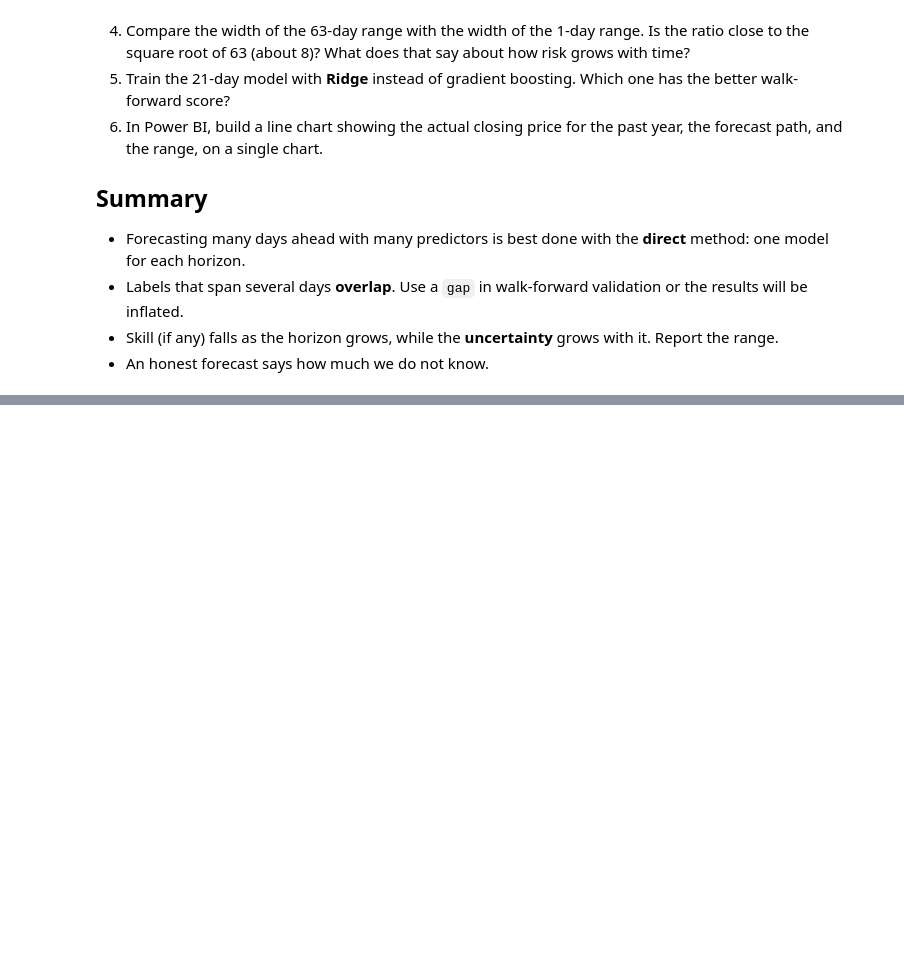
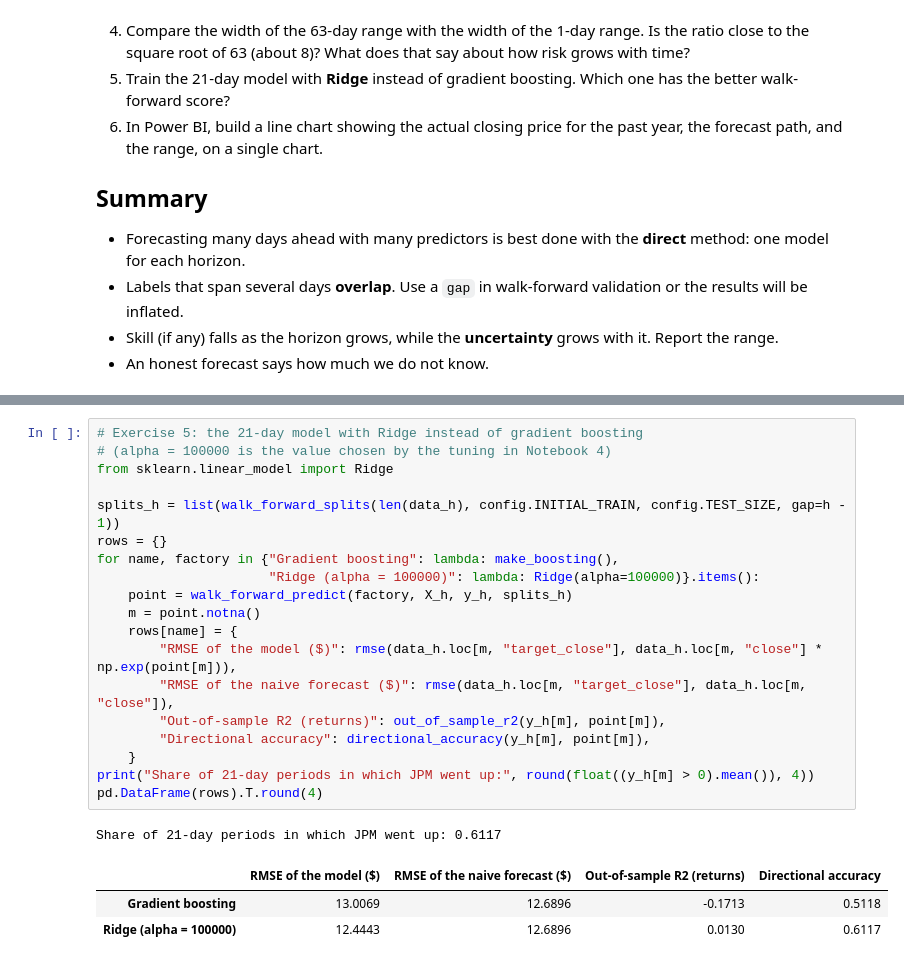
Before and after one commit to samiya15/A2-timeseries, a Jupyter notebook: 7_multi_horizon_forecast_and_power_bi_export.ipynb, the cells around one changed output, grey strips where cells are left out. Drawn from its saved outputs; the diff is of its cells as text; blank space fills up the shorter version.

```diff
--- a/7_multi_horizon_forecast_and_power_bi_export.ipynb
+++ b/7_multi_horizon_forecast_and_power_bi_export.ipynb
@@ -345,0 +358,24 @@ A note on the dates in `forecast_backtest.csv`: the `date` column holds the **fo
+# %%
+# Exercise 5: the 21-day model with Ridge instead of gradient boosting
+# (alpha = 100000 is the value chosen by the tuning in Notebook 4)
+from sklearn.linear_model import Ridge
+
+splits_h = list(walk_forward_splits(len(data_h), config.INITIAL_TRAIN, config.TEST_SIZE, gap=h - 1))
+rows = {}
+for name, factory in {"Gradient boosting": lambda: make_boosting(),
+                      "Ridge (alpha = 100000)": lambda: Ridge(alpha=100000)}.items():
+    point = walk_forward_predict(factory, X_h, y_h, splits_h)
+    m = point.notna()
+    rows[name] = {
+        "RMSE of the model ($)": rmse(data_h.loc[m, "target_close"], data_h.loc[m, "close"] * np.exp(point[m])),
+        "RMSE of the naive forecast ($)": rmse(data_h.loc[m, "target_close"], data_h.loc[m, "close"]),
+        "Out-of-sample R2 (returns)": out_of_sample_r2(y_h[m], point[m]),
+        "Directional accuracy": directional_accuracy(y_h[m], point[m]),
+    }
+print("Share of 21-day periods in which JPM went up:", round(float((y_h[m] > 0).mean()), 4))
+pd.DataFrame(rows).T.round(4)
+# %% [output]
+Share of 21-day periods in which JPM went up: 0.6117
+|  | RMSE of the model ($) | RMSE of the naive forecast ($) | Out-of-sample R2 (returns) | Directional accuracy |
+| Gradient boosting | 13.0069 | 12.6896 | -0.1713 | 0.5118 |
+| Ridge (alpha = 100000) | 12.4443 | 12.6896 | 0.0130 | 0.6117 |
```
Also changed, not shown: parts of 8 cells of this notebook, 3 other files.
